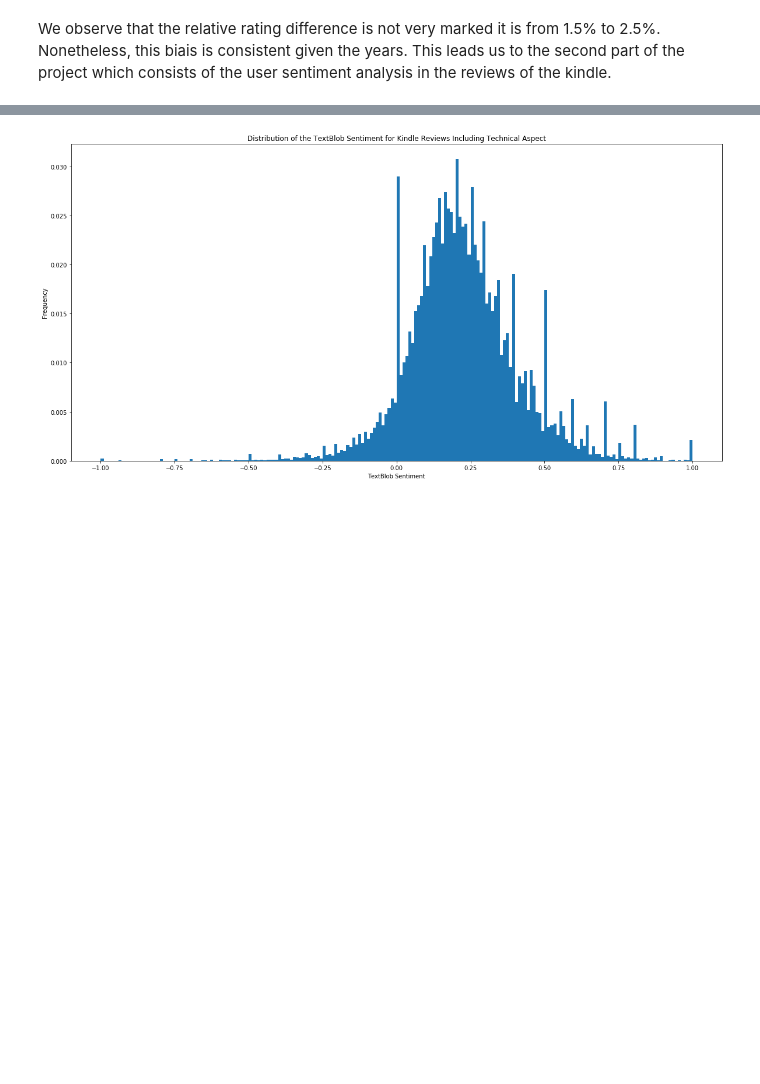
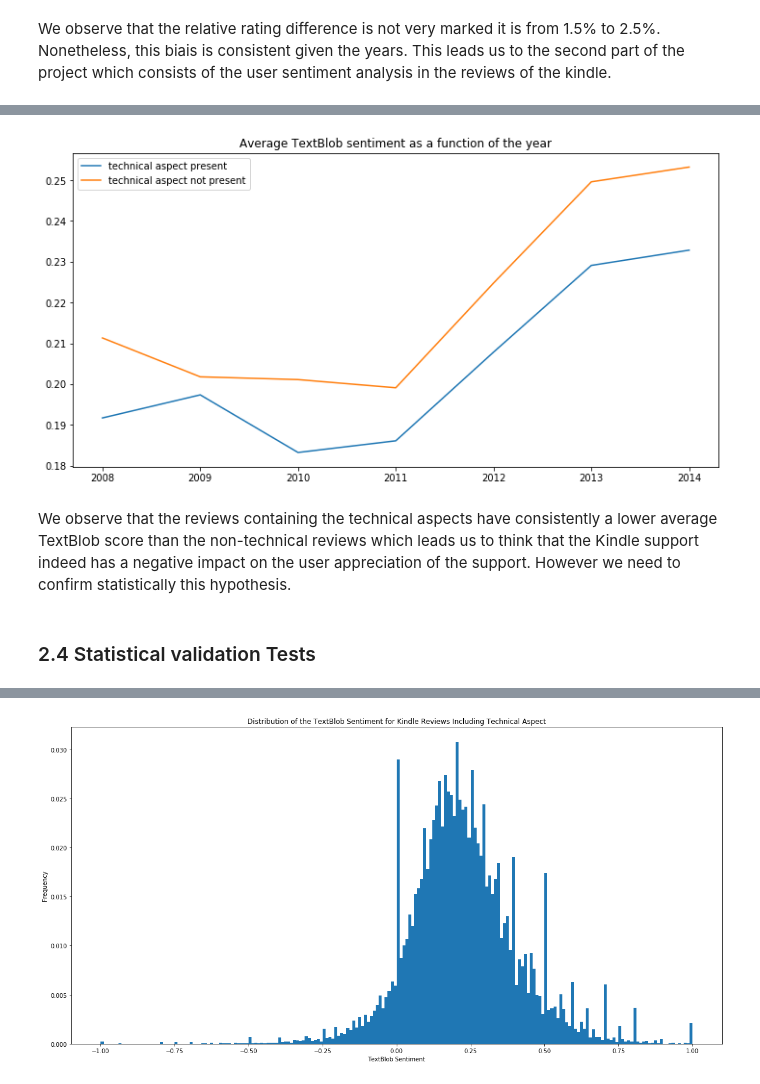
Before and after one commit to xavierpantet/ada-kindle, a Jupyter notebook: project.ipynb, the cells around one changed output, grey strips where cells are left out. Saved outputs shown, nothing was run; the diff lists cells and outputs as text; code cells hidden in the pictures; blank space fills up the shorter version.

Commit message:
Final version of the notebook pending team review and approval

```diff
--- a/project.ipynb
+++ b/project.ipynb
@@ -670,0 +867,7 @@ df_blob_difference_pandas = df_blob_difference.toPandas()
+# %%
+#Non-Techincal reviews TextBlob stats
+df_blob_difference_stat = spark.sql("""SELECT _1 AS Year, AVG(_2) as average, STD(_2) AS std, COUNT(_2) AS number_reviews
+             FROM df_blob_difference
+             GROUP BY Year
+             ORDER BY Year""")
+df_blob_difference_stat.show()
@@ -670,0 +886,23 @@ df_blob_difference_pandas = df_blob_difference.toPandas()
+# %%
+#df_blob_stats_pandas = df_blob_stat.toPandas()
+df_blob_difference_stat_pandas = df_blob_difference_stat.toPandas()
+# %%
+#Plotting of the two curves
+years = df_blob_stats_pandas['Year'].values
+
+technical = df_blob_stats_pandas['average'].values
+non_technical = df_blob_difference_stat_pandas['average'].values
+
+fig, ax = plt.subplots()
+fig.set_size_inches(12, 6)
+plt.title("Average TextBlob sentiment as a function of the year")
+ax.plot(years,technical, label='technical aspect present')
+ax.plot(years,non_technical, label='technical aspect not present')
+plt.legend()
+plt.show()
+# %% [output]
+[figure, added]
+# %% [markdown]
+We observe that the reviews containing the technical aspects have consistently a lower average TextBlob score than the non-technical reviews which leads us to think that the Kindle support indeed has a negative impact on the user appreciation of the support. However we need to confirm statistically this hypothesis.
+# %% [markdown]
+### 2.4 Statistical validation Tests
```
Also changed, not shown: parts of 77 cells of this notebook.
